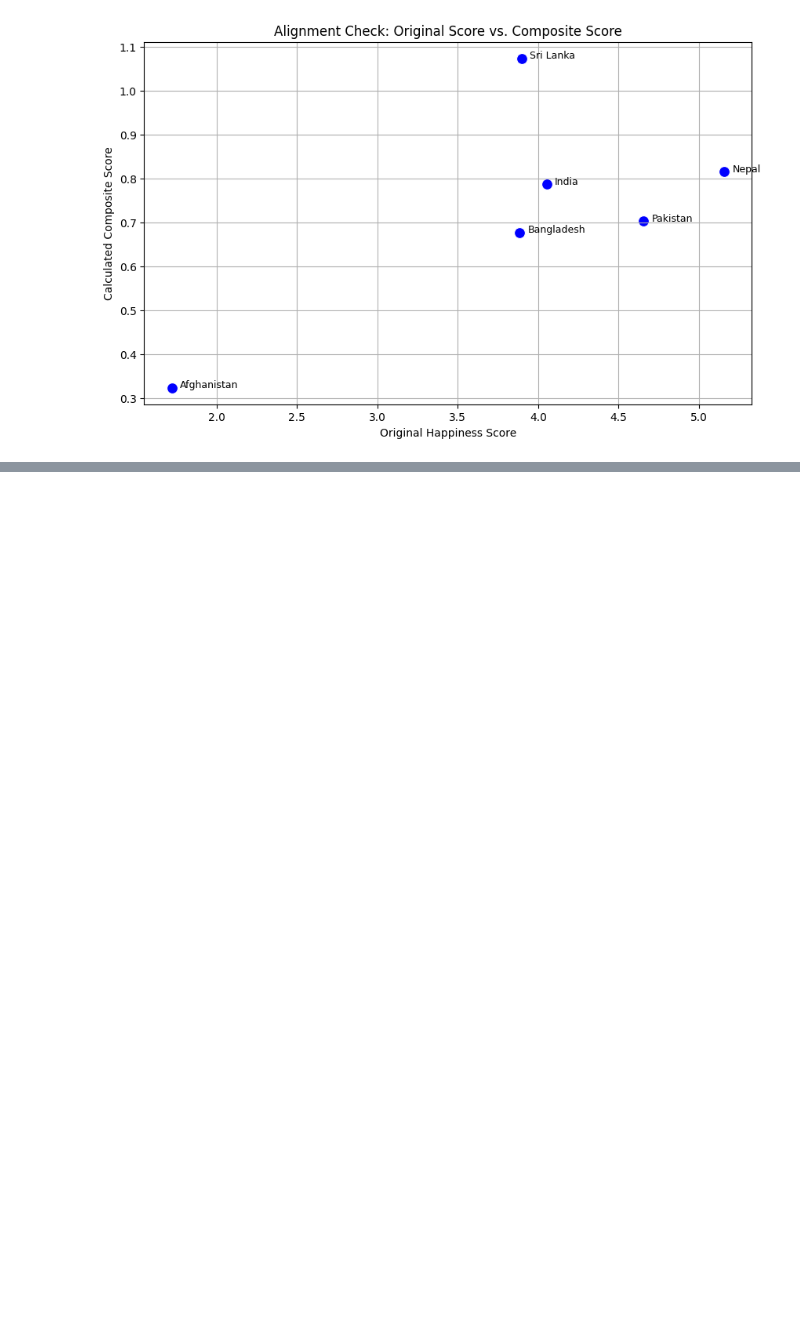
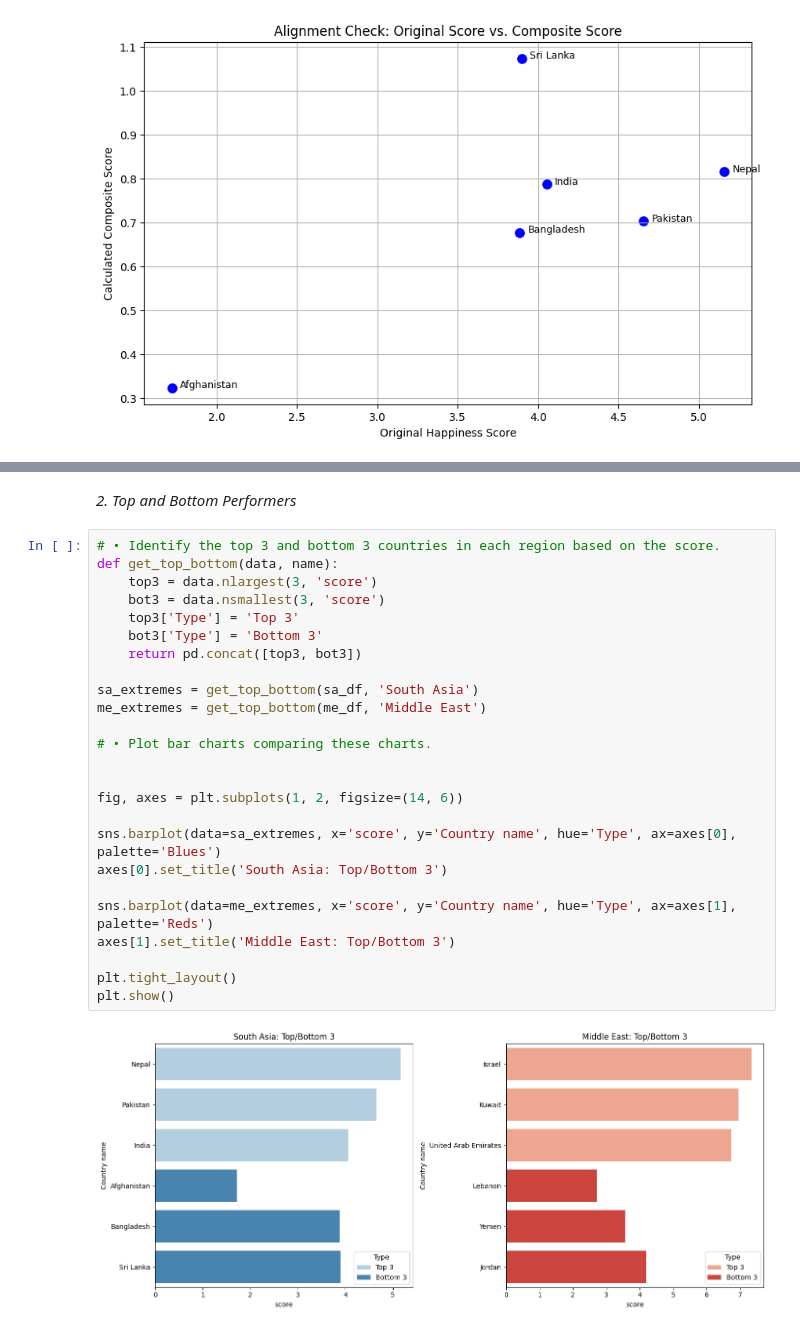
Before and after one commit to AaKkMe/2509866_DSA, a Jupyter notebook: 2509866_Aagman_Karki.ipynb, the cells around one changed output, grey strips where cells are left out. Drawn from its saved outputs; the diff is of its cells as text; blank space fills up the shorter version.

```diff
--- a/2509866_Aagman_Karki.ipynb
+++ b/2509866_Aagman_Karki.ipynb
@@ -257,0 +424,29 @@ Comparison of Rankings:
+# %% [markdown]
+*2. Top and Bottom Performers*
+# %%
+# • Identify the top 3 and bottom 3 countries in each region based on the score.
+def get_top_bottom(data, name):
+    top3 = data.nlargest(3, 'score')
+    bot3 = data.nsmallest(3, 'score')
+    top3['Type'] = 'Top 3'
+    bot3['Type'] = 'Bottom 3'
+    return pd.concat([top3, bot3])
+
+sa_extremes = get_top_bottom(sa_df, 'South Asia')
+me_extremes = get_top_bottom(me_df, 'Middle East')
+
+# • Plot bar charts comparing these charts.
+
+
+fig, axes = plt.subplots(1, 2, figsize=(14, 6))
+
+sns.barplot(data=sa_extremes, x='score', y='Country name', hue='Type', ax=axes[0], palette='Blues')
+axes[0].set_title('South Asia: Top/Bottom 3')
+
+sns.barplot(data=me_extremes, x='score', y='Country name', hue='Type', ax=axes[1], palette='Reds')
+axes[1].set_title('Middle East: Top/Bottom 3')
+
+plt.tight_layout()
+plt.show()
+# %% [output]
+[figure, added]
```
Also changed, not shown: parts of 27 cells of this notebook.
